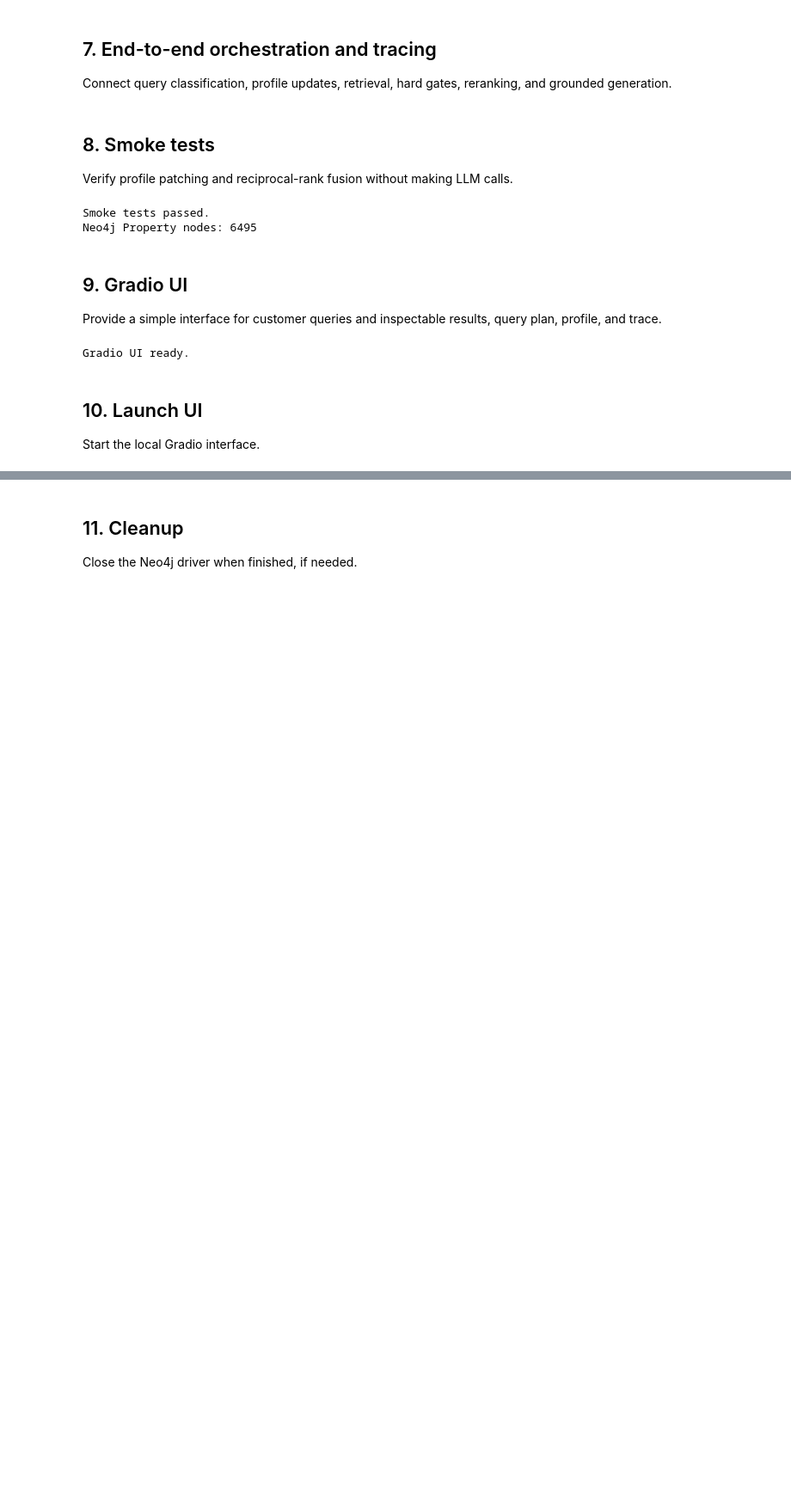
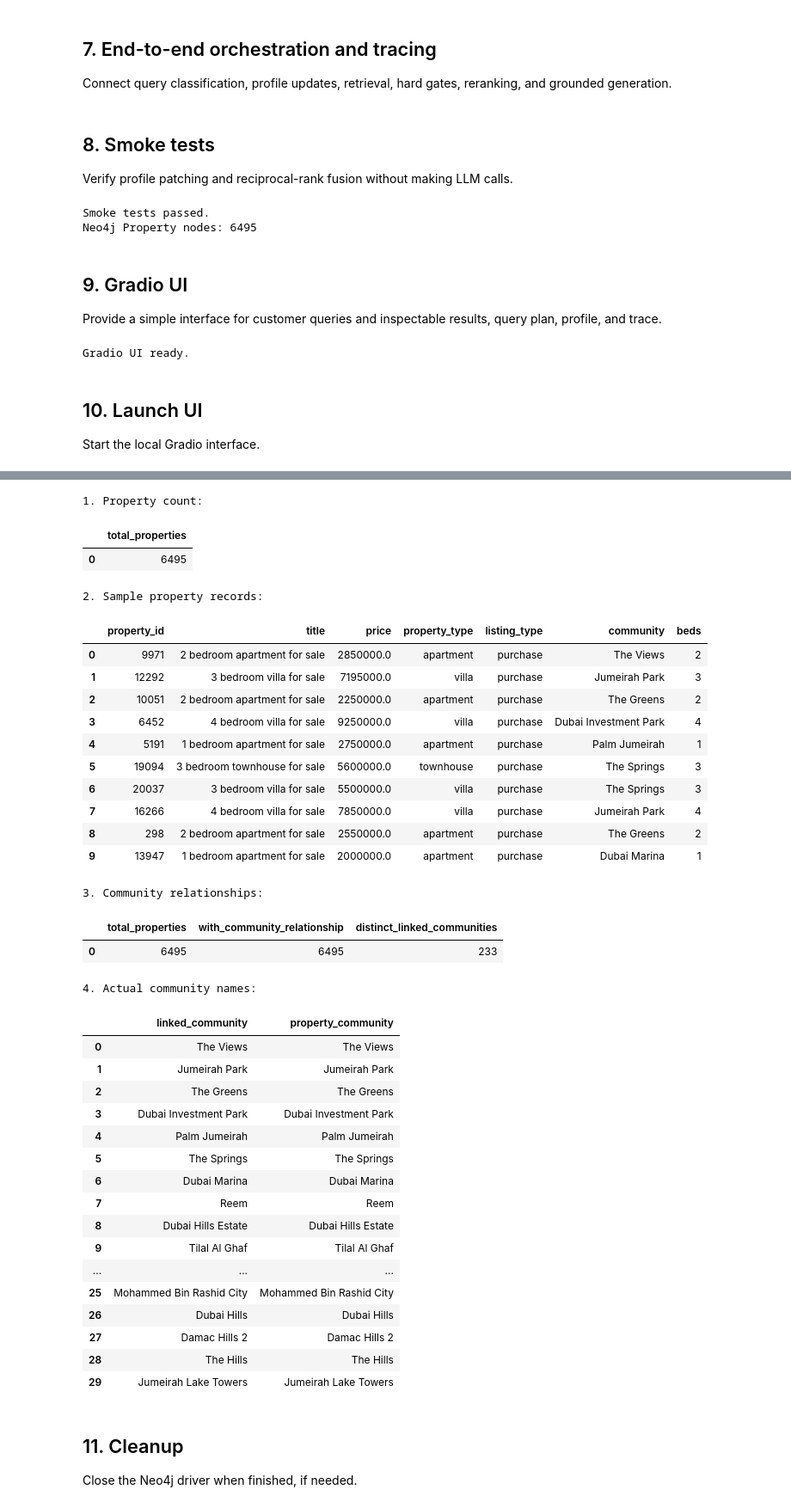
Before and after one commit to MominaButt24/Real-estate-research-agent, a Jupyter notebook: notebooks/09_hybrid_rag_integration.ipynb, the cells around one changed output, grey strips where cells are left out. Shown at 86% size. Drawn from its saved outputs; the diff is of its cells as text; code cells hidden in the pictures; blank space fills up the shorter version.

```diff
--- a/notebooks/09_hybrid_rag_integration.ipynb
+++ b/notebooks/09_hybrid_rag_integration.ipynb
@@ -1381,3 +1653,81 @@ This share link is temporary and will last for up to 1 week (best effort). For f
+# %%
+# Check whether property records exist and what fields they contain.
+print("1. Property count:")
+display(pd.DataFrame(run_cypher("""
+    MATCH (p:Property)
+    RETURN count(p) AS total_properties
+""")))
+
+print("2. Sample property records:")
+display(pd.DataFrame(run_cypher("""
+    MATCH (p:Property)
+    RETURN
+        toString(p.property_id) AS property_id,
+        toString(p.title) AS title,
+        toString(p.price) AS price,
+        toString(p.property_type) AS property_type,
+        toString(p.listing_type) AS listing_type,
+        toString(p.community) AS community,
+        toString(p.beds) AS beds
+    LIMIT 10
+""")))
+
+print("3. Community relationships:")
+display(pd.DataFrame(run_cypher("""
+    MATCH (p:Property)
+    OPTIONAL MATCH (p)-[:LOCATED_IN]->(c:Community)
+    RETURN
+        count(p) AS total_properties,
+        count(c) AS with_community_relationship,
+        count(DISTINCT c.name) AS distinct_linked_communities
+""")))
+
+print("4. Actual community names:")
+display(pd.DataFrame(run_cypher("""
+    MATCH (p:Property)
+    OPTIONAL MATCH (p)-[:LOCATED_IN]->(c:Community)
+    RETURN DISTINCT
+        toString(c.name) AS linked_community,
+        toString(p.community) AS property_community
+    LIMIT 30
+""")))
+# %% [output]
+1. Property count:
+|  | total_properties |
+| 0 | 6495 |
+2. Sample property records:
+|  | property_id | title | price | property_type | listing_type | community | beds |
+| 0 | 9971 | 2 bedroom apartment for sale | 2850000.0 | apartment | purchase | The Views | 2 |
+| 1 | 12292 | 3 bedroom villa for sale | 7195000.0 | villa | purchase | Jumeirah Park | 3 |
+| 2 | 10051 | 2 bedroom apartment for sale | 2250000.0 | apartment | purchase | The Greens | 2 |
+| 3 | 6452 | 4 bedroom villa for sale | 9250000.0 | villa | purchase | Dubai Investment Park | 4 |
+| 4 | 5191 | 1 bedroom apartment for sale | 2750000.0 | apartment | purchase | Palm Jumeirah | 1 |
+| 5 | 19094 | 3 bedroom townhouse for sale | 5600000.0 | townhouse | purchase | The Springs | 3 |
+| 6 | 20037 | 3 bedroom villa for sale | 5500000.0 | villa | purchase | The Springs | 3 |
+| 7 | 16266 | 4 bedroom villa for sale | 7850000.0 | villa | purchase | Jumeirah Park | 4 |
+| 8 | 298 | 2 bedroom apartment for sale | 2550000.0 | apartment | purchase | The Greens | 2 |
+| 9 | 13947 | 1 bedroom apartment for sale | 2000000.0 | apartment | purchase | Dubai Marina | 1 |
+3. Community relationships:
+|  | total_properties | with_community_relationship | distinct_linked_communities |
+| 0 | 6495 | 6495 | 233 |
+4. Actual community names:
+|  | linked_community | property_community |
+| 0 | The Views | The Views |
+| 1 | Jumeirah Park | Jumeirah Park |
+| 2 | The Greens | The Greens |
+| 3 | Dubai Investment Park | Dubai Investment Park |
+| 4 | Palm Jumeirah | Palm Jumeirah |
+| 5 | The Springs | The Springs |
+| 6 | Dubai Marina | Dubai Marina |
+| 7 | Reem | Reem |
+| 8 | Dubai Hills Estate | Dubai Hills Estate |
+| 9 | Tilal Al Ghaf | Tilal Al Ghaf |
+| ... | ... | ... |
+| 25 | Mohammed Bin Rashid City | Mohammed Bin Rashid City |
+| 26 | Dubai Hills | Dubai Hills |
+| 27 | Damac Hills 2 | Damac Hills 2 |
+| 28 | The Hills | The Hills |
+| 29 | Jumeirah Lake Towers | Jumeirah Lake Towers |
 # %% [markdown]
 ## 11. Cleanup
 Close the Neo4j driver when finished, if needed.
```
Also changed, not shown: parts of 9 cells of this notebook.
